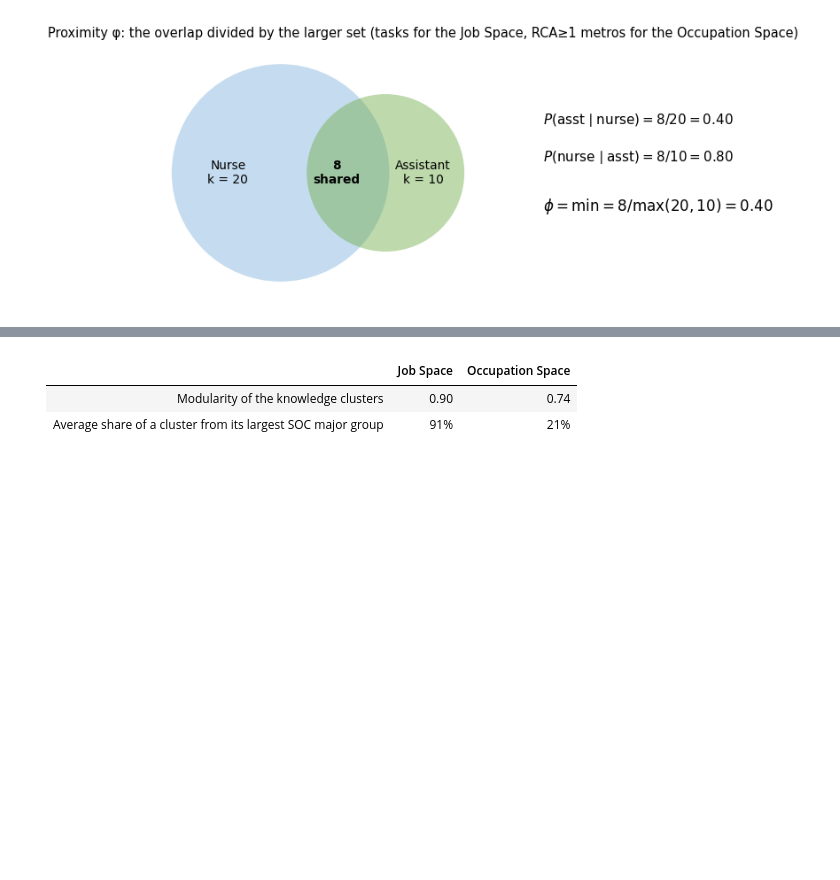
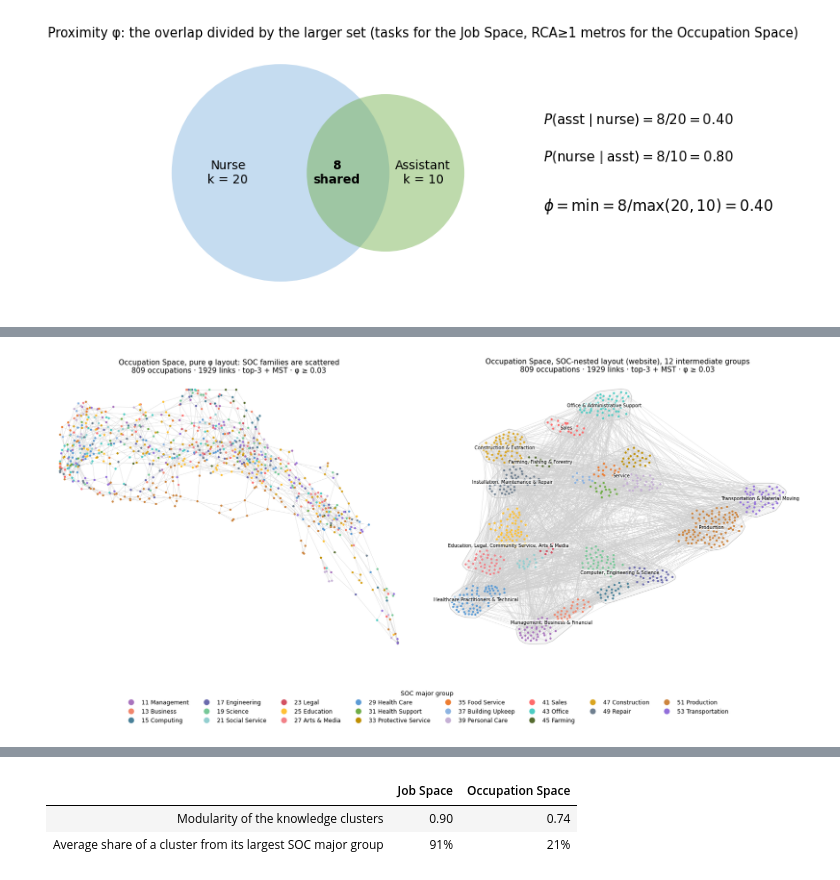
Before and after one commit to shahzorkhan123/metroverse-jobs, a Jupyter notebook: notebooks/task-complexity-analysis/task-complexity-analysis.ipynb, the cells around one changed output, grey strips where cells are left out. Cells and saved outputs as stored; diff of their text form; code cells hidden in the pictures; blank space fills up the shorter version.

```diff
--- a/notebooks/task-complexity-analysis/task-complexity-analysis.ipynb
+++ b/notebooks/task-complexity-analysis/task-complexity-analysis.ipynb
@@ -638,3 +662,12 @@ pipeline_diagram(job_space)
+# %%
+fig, ax = plt.subplots(1, 2, figsize=(15, 6.2))
+draw(occ_space, "Occupation Space, pure φ layout: SOC families are scattered", ax[0], nested=False)
+draw(occ_space, "Occupation Space, SOC-nested layout (website), 12 intermediate groups", ax[1])
+plt.tight_layout()
+mg_legend(fig, occ.majorGroupId.unique(), ncol=8)
+plt.savefig(FIG_DIR / "06_occupation_space_layouts.png", bbox_inches="tight", dpi=130); plt.show()
+# %% [output]
+[figure, added]
 # %%
 fig, ax = plt.subplots(1, 2, figsize=(15, 6.2))
 draw(job_space, "Job Space (shared O*NET tasks), colour = SOC major group", ax[0])
```
Also changed, not shown: parts of 5 cells of this notebook, 22 other files.
